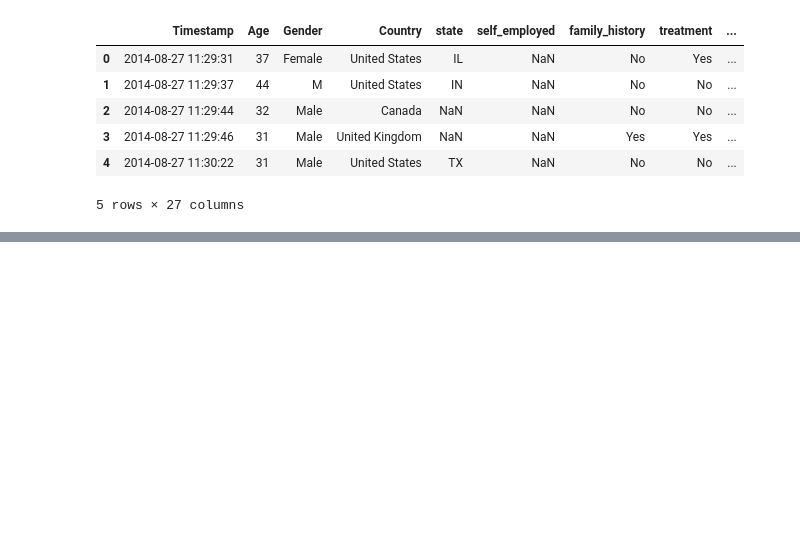
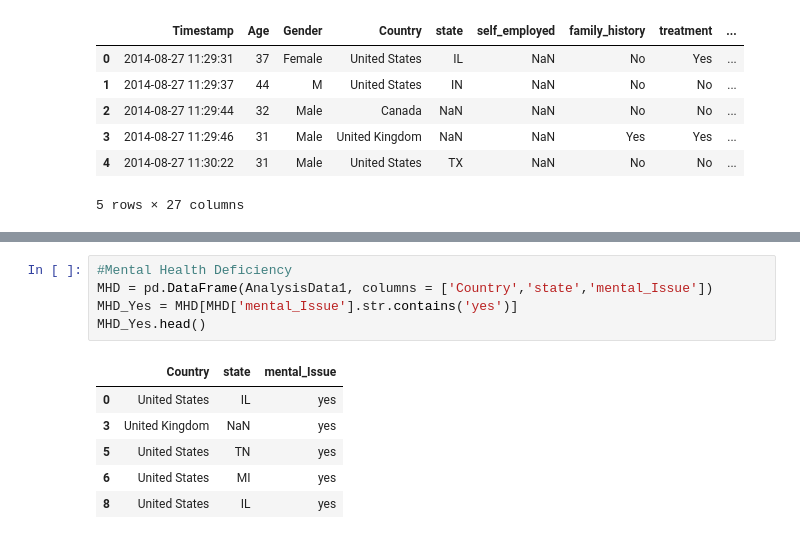
Before and after one commit to chanakyan04/Mental-Illness-Analysis, a Jupyter notebook: FinalVersion.ipynb, the cells around one changed output, grey strips where cells are left out. Drawn from its saved outputs; the diff is of its cells as text; blank space fills up the shorter version.

```diff
--- a/FinalVersion.ipynb
+++ b/FinalVersion.ipynb
@@ -21,0 +50,12 @@ df.head()
+# %%
+#Mental Health Deficiency
+MHD = pd.DataFrame(AnalysisData1, columns = ['Country','state','mental_Issue'])
+MHD_Yes = MHD[MHD['mental_Issue'].str.contains('yes')]
+MHD_Yes.head()
+# %% [output]
+|  | Country | state | mental_Issue |
+| 0 | United States | IL | yes |
+| 3 | United Kingdom | NaN | yes |
+| 5 | United States | TN | yes |
+| 6 | United States | MI | yes |
+| 8 | United States | IL | yes |
```
Also changed, not shown: parts of 5 cells of this notebook.
